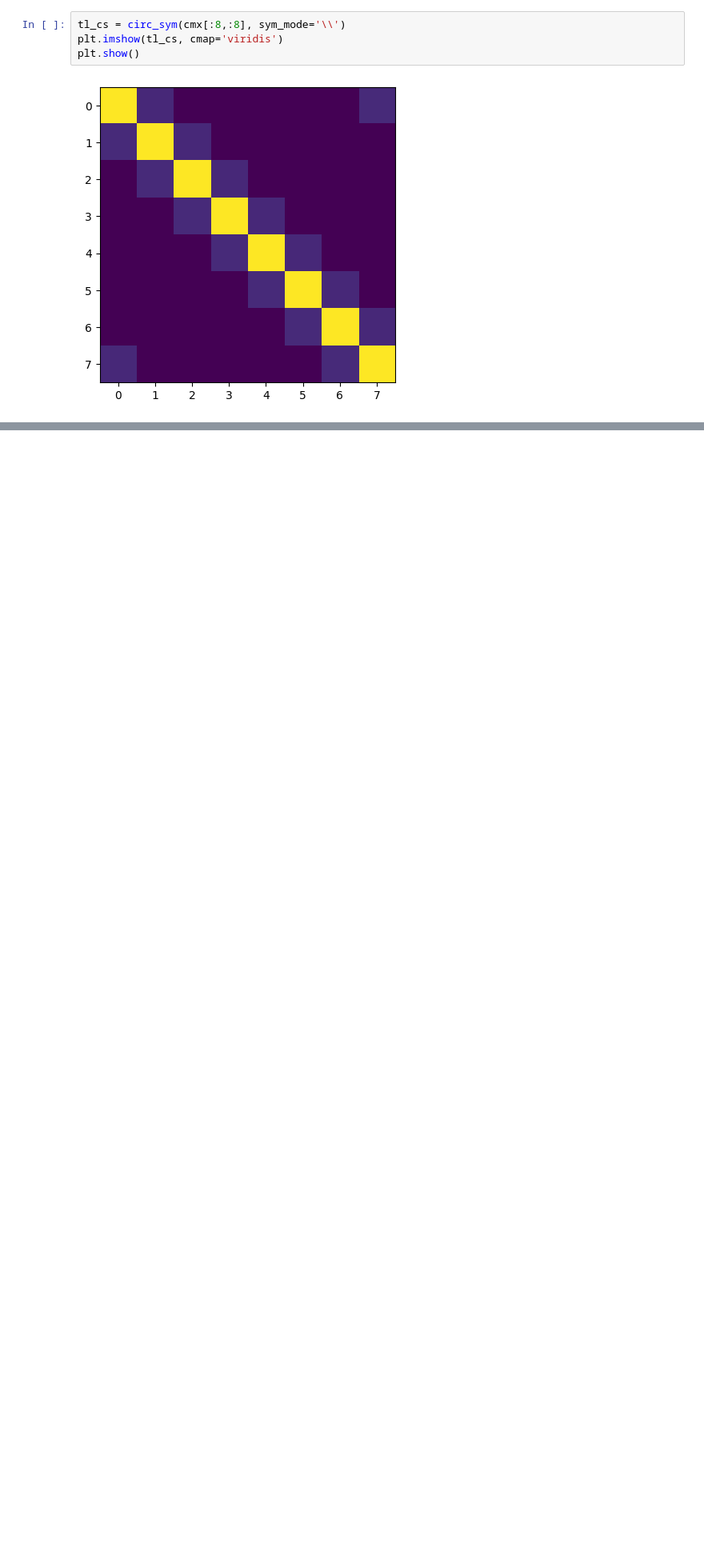
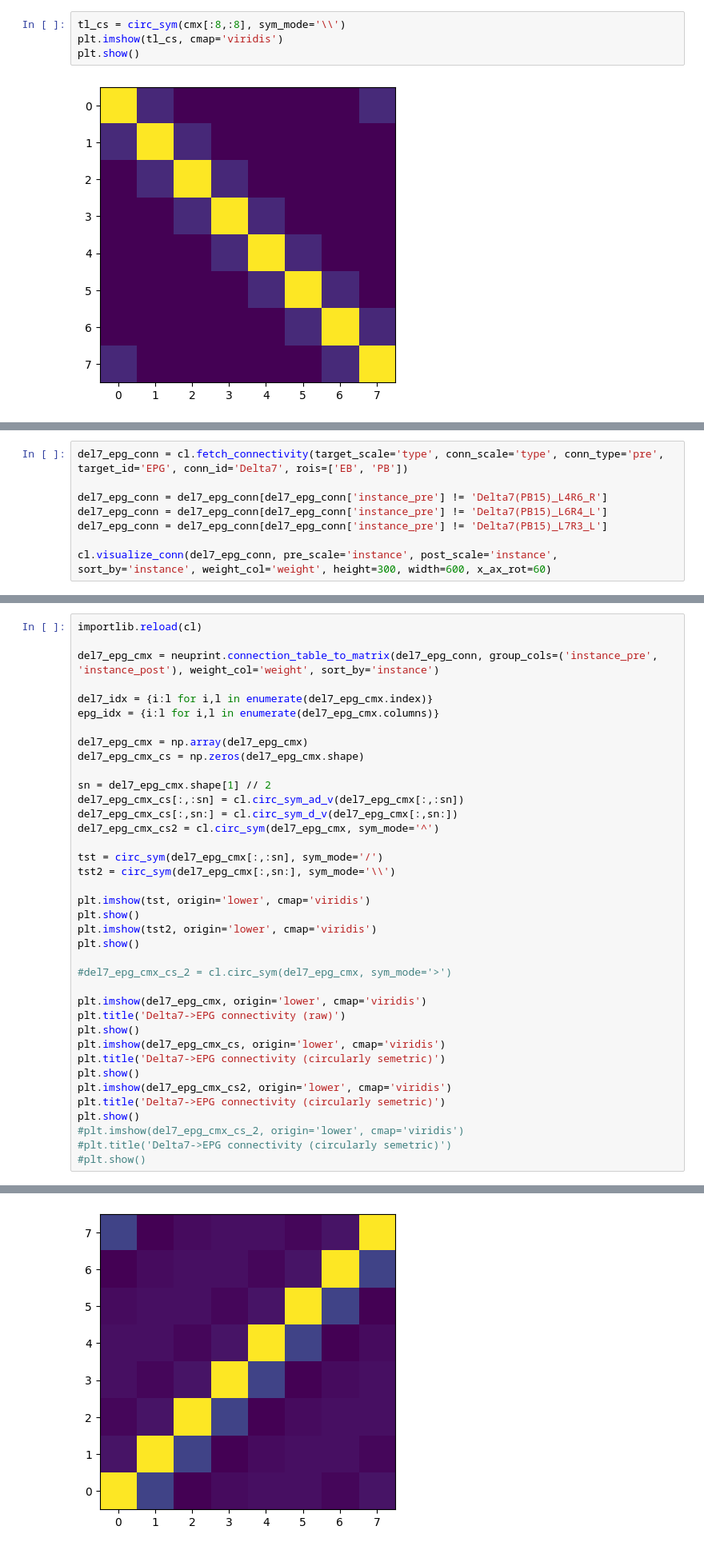
Before and after one commit to yfisher-lab/ConnectomeLibrary, a Jupyter notebook: circ_sym.ipynb, the cells around one changed output, grey strips where cells are left out. Shown at 80% size. Cells and saved outputs as stored; diff of their text form; blank space fills up the shorter version.

```diff
--- a/circ_sym.ipynb
+++ b/circ_sym.ipynb
@@ -324,0 +364,8 @@ plt.show()
+# %%
+del7_epg_conn = cl.fetch_connectivity(target_scale='type', conn_scale='type', conn_type='pre', target_id='EPG', conn_id='Delta7', rois=['EB', 'PB'])
+
+del7_epg_conn = del7_epg_conn[del7_epg_conn['instance_pre'] != 'Delta7(PB15)_L4R6_R']
+del7_epg_conn = del7_epg_conn[del7_epg_conn['instance_pre'] != 'Delta7(PB15)_L6R4_L']
+del7_epg_conn = del7_epg_conn[del7_epg_conn['instance_pre'] != 'Delta7(PB15)_L7R3_L']
+
+cl.visualize_conn(del7_epg_conn, pre_scale='instance', post_scale='instance', sort_by='instance', weight_col='weight', height=300, width=600, x_ax_rot=60)
@@ -324,0 +388,39 @@ plt.show()
+# %%
+importlib.reload(cl)
+
+del7_epg_cmx = neuprint.connection_table_to_matrix(del7_epg_conn, group_cols=('instance_pre', 'instance_post'), weight_col='weight', sort_by='instance')
+
+del7_idx = {i:l for i,l in enumerate(del7_epg_cmx.index)}
+epg_idx = {i:l for i,l in enumerate(del7_epg_cmx.columns)}
+
+del7_epg_cmx = np.array(del7_epg_cmx)
+del7_epg_cmx_cs = np.zeros(del7_epg_cmx.shape)
+
+sn = del7_epg_cmx.shape[1] // 2
+del7_epg_cmx_cs[:,:sn] = cl.circ_sym_ad_v(del7_epg_cmx[:,:sn])
+del7_epg_cmx_cs[:,sn:] = cl.circ_sym_d_v(del7_epg_cmx[:,sn:])
+del7_epg_cmx_cs2 = cl.circ_sym(del7_epg_cmx, sym_mode='^')
+
+tst = circ_sym(del7_epg_cmx[:,:sn], sym_mode='/')
+tst2 = circ_sym(del7_epg_cmx[:,sn:], sym_mode='\\')
+
+plt.imshow(tst, origin='lower', cmap='viridis')
+plt.show()
+plt.imshow(tst2, origin='lower', cmap='viridis')
+plt.show()
+
+#del7_epg_cmx_cs_2 = cl.circ_sym(del7_epg_cmx, sym_mode='>')
+
+plt.imshow(del7_epg_cmx, origin='lower', cmap='viridis')
+plt.title('Delta7->EPG connectivity (raw)')
+plt.show()
+plt.imshow(del7_epg_cmx_cs, origin='lower', cmap='viridis')
+plt.title('Delta7->EPG connectivity (circularly semetric)')
+plt.show()
+plt.imshow(del7_epg_cmx_cs2, origin='lower', cmap='viridis')
+plt.title('Delta7->EPG connectivity (circularly semetric)')
+plt.show()
+#plt.imshow(del7_epg_cmx_cs_2, origin='lower', cmap='viridis')
+#plt.title('Delta7->EPG connectivity (circularly semetric)')
+#plt.show()
+# %% [output]
@@ -324,0 +430 @@ plt.show()
+[figure, added]
```
Also changed, not shown: parts of 8 cells of this notebook, 2 other files.
